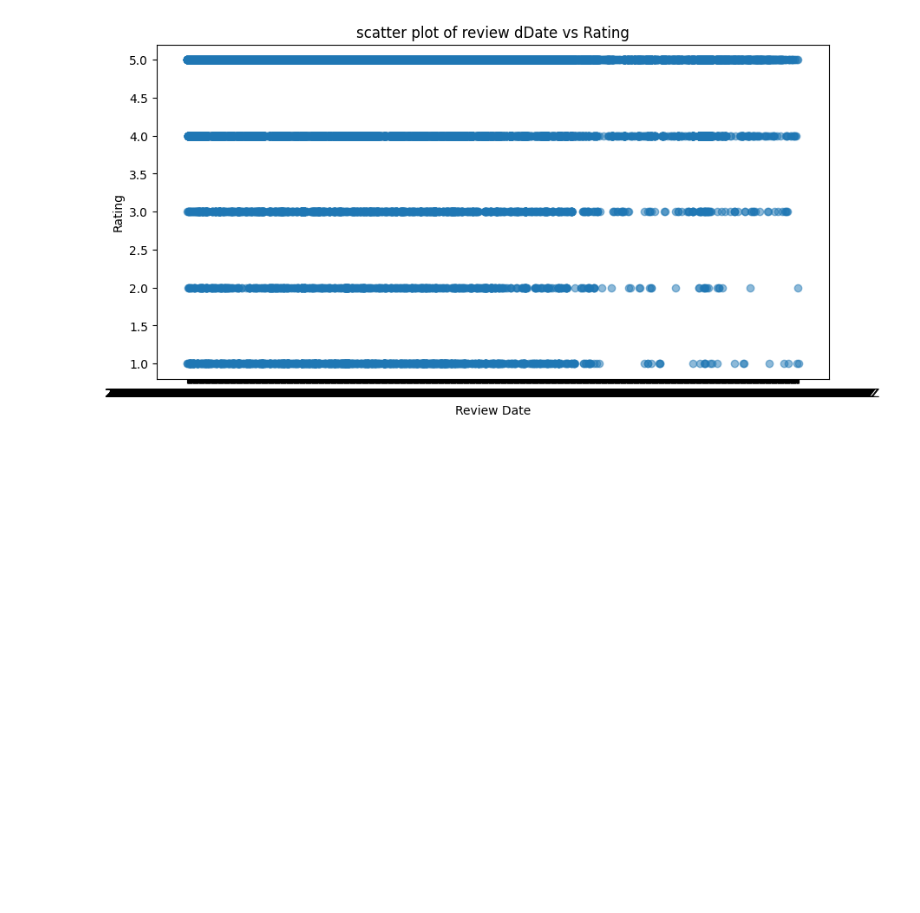
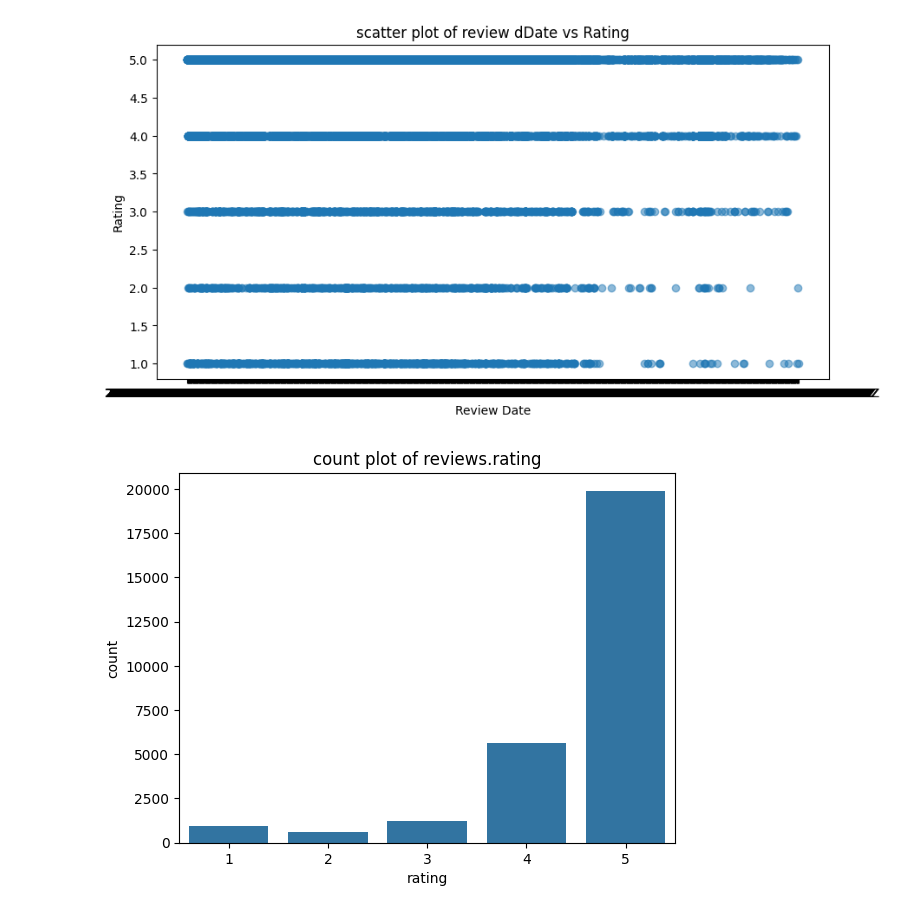
Before and after one commit to Sanoj12/automated-review-rating-system, a Jupyter notebook: notebooks/csv_data.ipynb, the cells around one changed output. Cells and saved outputs as stored; diff of their text form; code cells hidden in the pictures; blank space fills up the shorter version.

```diff
--- a/notebooks/csv_data.ipynb
+++ b/notebooks/csv_data.ipynb
@@ -141,0 +144,9 @@ plt.show()
+# %%
+#count plot - count of categories
+
+sns.countplot(x='reviews.rating',data=df)
+plt.title("count plot of reviews.rating")
+plt.xlabel('rating')
+plt.show()
+# %% [output]
+[figure, added]
```
Also changed, not shown: parts of 4 cells of this notebook, 1 other file.
